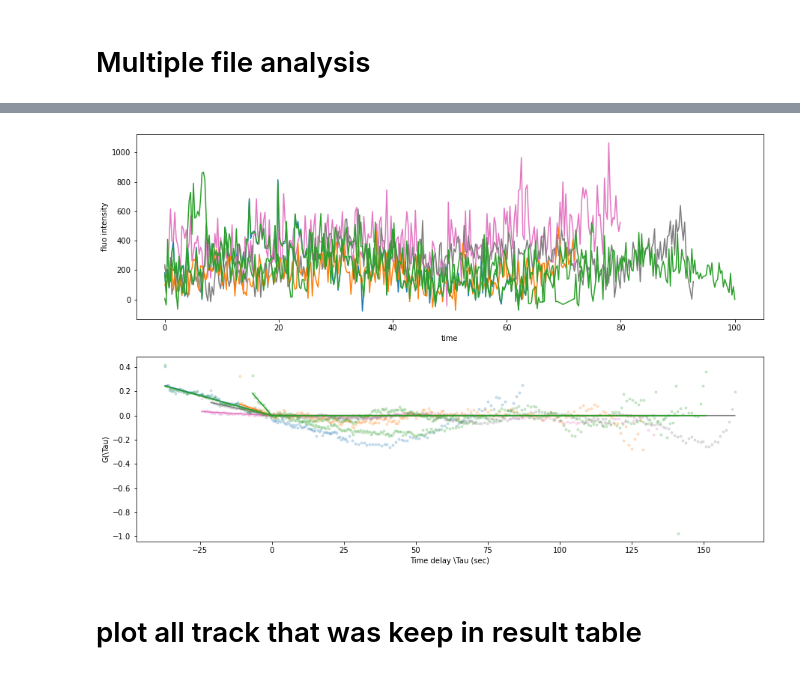
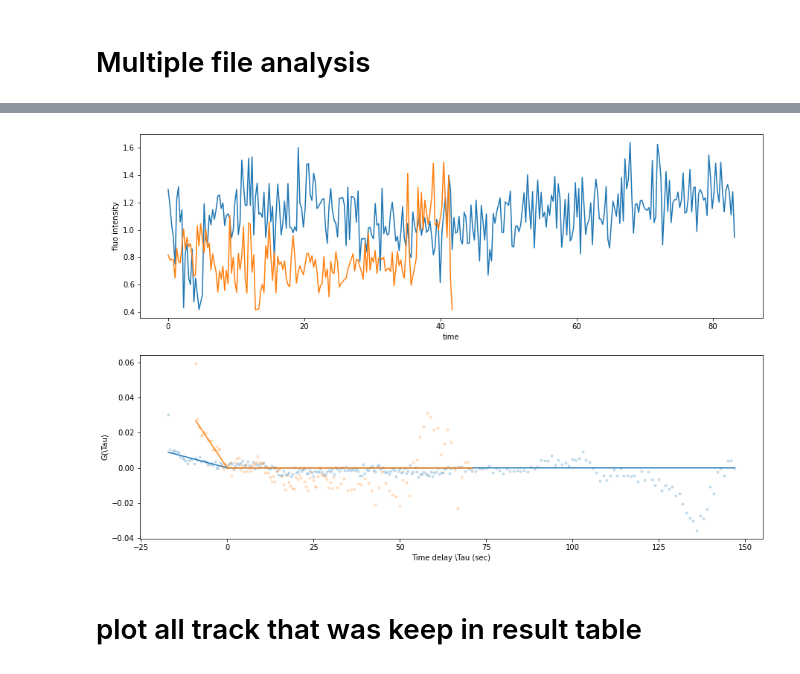
Before and after one commit to sophietheis/KineticAnalysis, a Jupyter notebook: notebook/Analyse_kinetic-Verification.ipynb, the cells around one changed output, grey strips where cells are left out. Saved outputs shown, nothing was run; the diff lists cells and outputs as text; code cells hidden in the pictures.

Commit message:
Create function, clean notebooks

```diff
--- a/notebook/Analyse_kinetic-Verification.ipynb
+++ b/notebook/Analyse_kinetic-Verification.ipynb
@@ -18,13 +40,7 @@ def func_(x, T, c):
 # %%
-# read one file
-path = "/mnt/sda1/Sophie/2-KineticAnalysisData/1-ConfirmData/movie twiCrispr/"
-file = "M142Het CJD1 ultrafast 0_10 in nc13 e1_Airyscan Processing/track_spot_table.csv"
-f = path+file
-datas = pd.read_csv(f)
-datas.drop(index=[0,1,2], inplace=True)
-datas['FRAME'] = pd.to_numeric(datas["FRAME"])
-datas['POSITION_X'] = pd.to_numeric(datas["POSITION_X"])
-datas['POSITION_Y'] = pd.to_numeric(datas["POSITION_Y"])
-datas['TRACK_ID'] = pd.to_numeric(datas["TRACK_ID"])
-datas['MEAN_INTENSITY_CH1'] = pd.to_numeric(datas["MEAN_INTENSITY_CH1"])
-datas['POSITION_T'] = pd.to_numeric(datas["POSITION_T"])
+id_track = 4
+x, y, x_auto, y_auto, elongation_r, translation_init_r = single_track_analysis(datas,
+                                                                               id_track,
+                                                                               delta_t = DELTA_T,
+                                                                               protein_size=PROTEIN_SIZE)
+print(elongation_r, translation_init_r)
@@ -313,75 +175,50 @@ plt.scatter(result['len_track'], result['elongation_time_norm'], s=50)
 # %%
 import matplotlib.colors as mcolors
 fig, ax = plt.subplots(2,1)
 
 colors = list(mcolors.TABLEAU_COLORS.keys())
 
 i=0
 for f in files:
-    f = path+f
-    datas = pd.read_csv(f)
-    datas.drop(index=[0,1,2], inplace=True)
-    datas['FRAME'] = pd.to_numeric(datas["FRAME"])
-    datas['POSITION_X'] = pd.to_numeric(datas["POSITION_X"])
-    datas['POSITION_Y'] = pd.to_numeric(datas["POSITION_Y"])
-    datas['TRACK_ID'] = pd.to_numeric(datas["TRACK_ID"])
-    datas['MEAN_INTENSITY_CH1'] = pd.to_numeric(datas["MEAN_INTENSITY_CH1"])
-    datas['POSITION_T'] = pd.to_numeric(datas["POSITION_T"])
-    datas.drop("MANUAL_SPOT_COLOR", axis=1, inplace=True)
-    datas = datas.dropna(axis=0)
+    datas = read_csv_file(path+f)
+
+    for id_track in np.unique(datas['TRACK_ID']):
+
+        x, y, x_auto, y_auto, elongation_r, translation_init_r = single_track_analysis(datas,
+                                                                               id_track,
+                                                                               delta_t = DELTA_T,
+                                                                               protein_size=PROTEIN_SIZE)
 
 
+        if elongation_r>5:
 
-    for id_ in np.unique(datas['TRACK_ID']):
+            ax[0].plot(x*0.5, y, color=colors[i])
 
-        x = datas[datas.TRACK_ID==id_].sort_values('FRAME')['POSITION_T'].values-min(datas[datas.TRACK_ID==id_].sort_values('FRAME')['POSITION_T'].values)
-        y = datas[datas.TRACK_ID==id_].sort_values('FRAME')['MEAN_INTENSITY_CH1'].values-600
-
-
-
-        mm = int(len(datas[datas.TRACK_ID==id_])/2-1)
-        if (mm%2)==0:
-            autocor = multipletau.autocorrelate(y,
-                                            m=mm,
-                                            deltat=0.5,
-                                            normalize=True,
-                                               )
-        else:
-            autocor = multipletau.autocorrelate(y,
-                                            m=mm+1,
-                                            deltat=0.5,
-                                            normalize=True,
-                                               )
-
-
-
-        popt, pcov = optimize.curve_fit(f=func_,
-                                        xdata=autocor.flatten()[0::2][1:],
-                                        ydata=autocor.flatten()[1::2][1:],
-                                        method='lm')
-
-#         print(popt)
-#         print(1485/popt)
-        if popt[0]>5:
-            if len(x)*0.5>100:
-                ax[0].plot(x*0.5, y, color=colors[i])
-
-                ax[1].plot(autocor.flatten()[0::2]-popt[0], autocor.flatten()[1::2], '.', color=colors[i], alpha = 0.2)
-                ax[1].plot(autocor.flatten()[0::2]-popt[0], func_(autocor.flatten()[0::2], *popt), color=colors[i] )
+            ax[1].plot(x_auto-PROTEIN_SIZE/elongation_r,
+                       y_auto,
+                       '.',
+                       color=colors[i],
+                       alpha = 0.2)
+            ax[1].plot(x_auto-PROTEIN_SIZE/elongation_r,
+                       fit_function(x_auto, PROTEIN_SIZE/elongation_r, translation_init_r),
+                       color=colors[i] )
         if i == 7:
             i=0
         else:
             i+=1
+
+
+
 
 ax[0].set_xlabel("time")
 ax[0].set_ylabel("fluo intensity")
 ax[1].set_xlabel("Time delay \Tau (sec)")
 ax[1].set_ylabel("G(\Tau)")
 # ax[1].set_ylim(-0.05, 0.05)
 
 fig.set_size_inches((15,10))
 # %% [output]
-[figure, old version]
+[figure, new version]
 # %% [markdown]
 # plot all track that was keep in result table
 # %%
```
Also changed, not shown: parts of 16 cells of this notebook, 8 other files.
